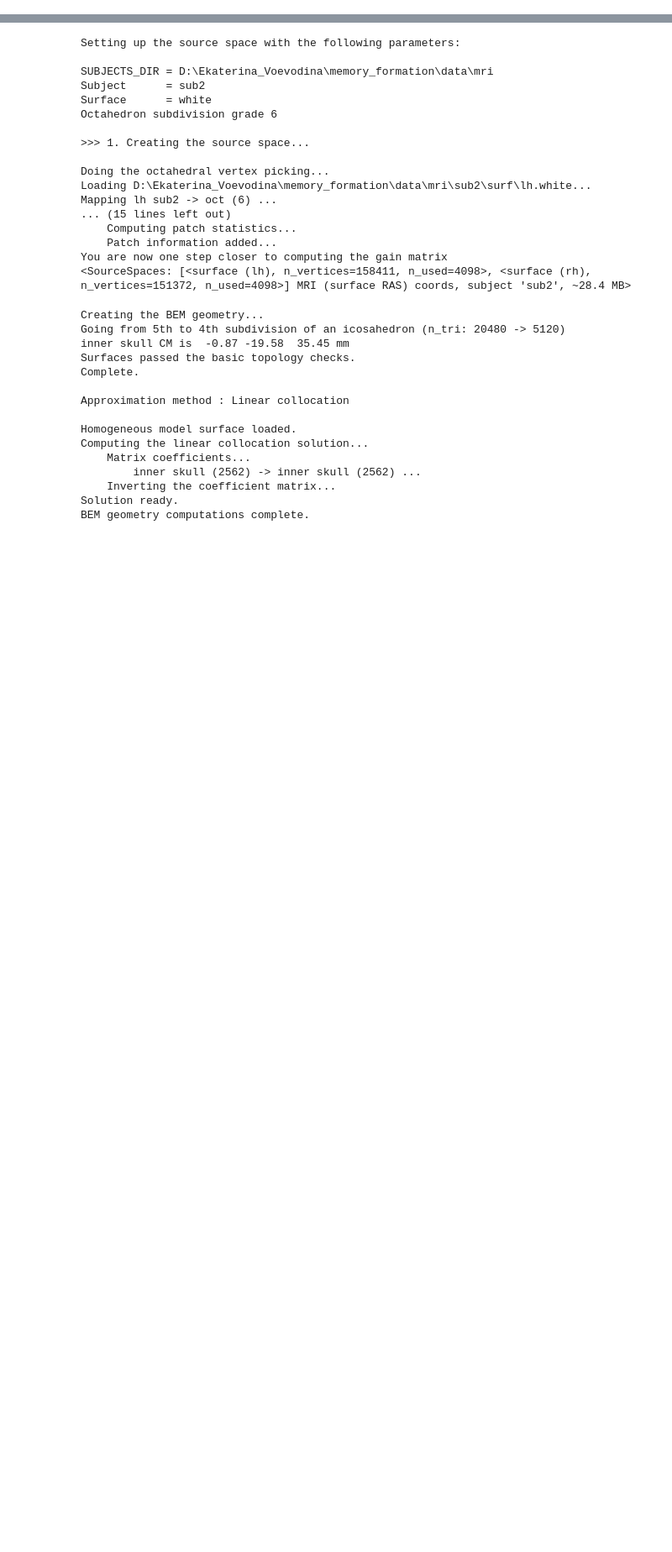
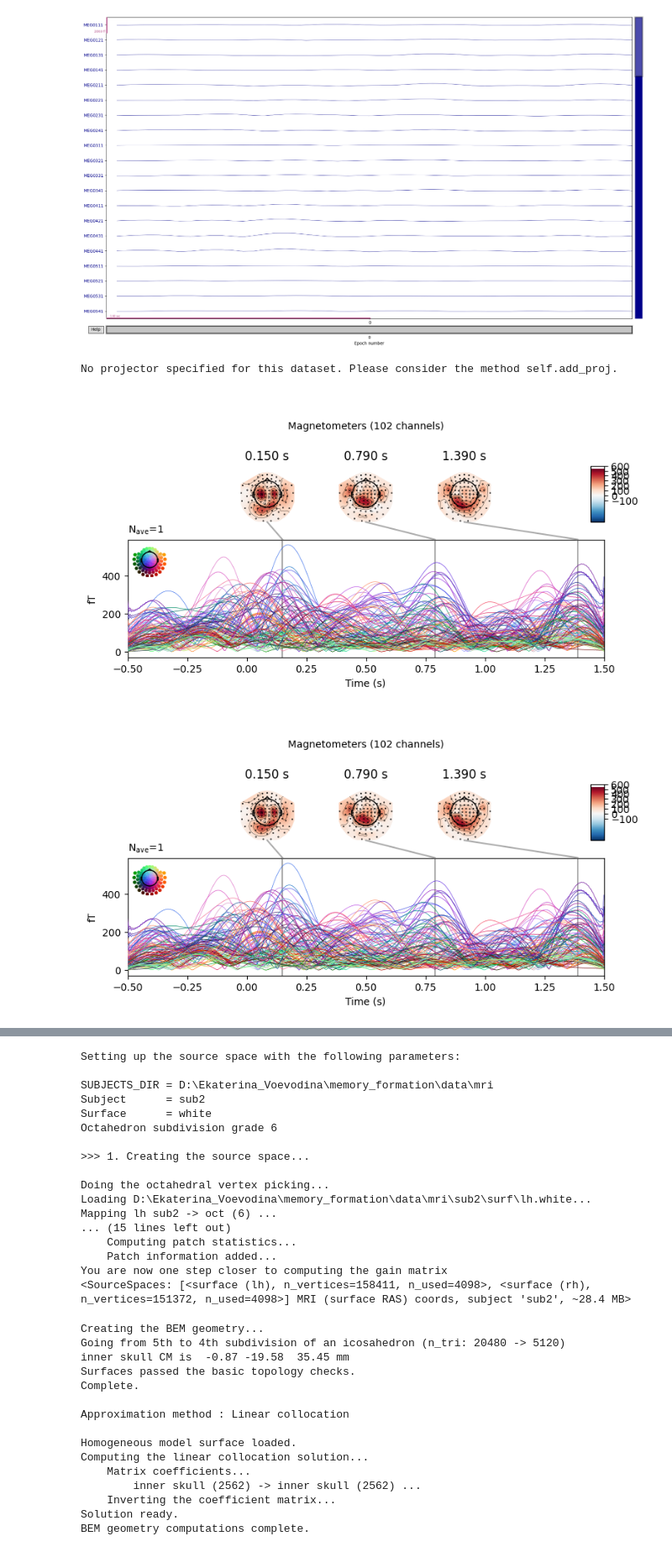
Before and after one commit to bonokat/memory_formation, a Jupyter notebook: dirty_field/src_rec.ipynb, the cells around one changed output, grey strips where cells are left out. Shown at 84% size. Saved outputs shown, nothing was run; the diff lists cells and outputs as text; code cells hidden in the pictures; blank space fills up the shorter version.

```diff
--- a/dirty_field/src_rec.ipynb
+++ b/dirty_field/src_rec.ipynb
@@ -103,0 +144,10 @@ Designing a one-pass, zero-phase, non-causal bandpass filter:
+# %%
+hilbert1 = cropped_epoch_theta.apply_hilbert(envelope=True)
+hilbert1.plot()
+average1 = hilbert1.average()
+average1.plot_joint()
+# %% [output]
+[figure, added]
+No projector specified for this dataset. Please consider the method self.add_proj.
+[figure, added]
+[figure, added]
```
Also changed, not shown: parts of 32 cells of this notebook, 1 other file.
